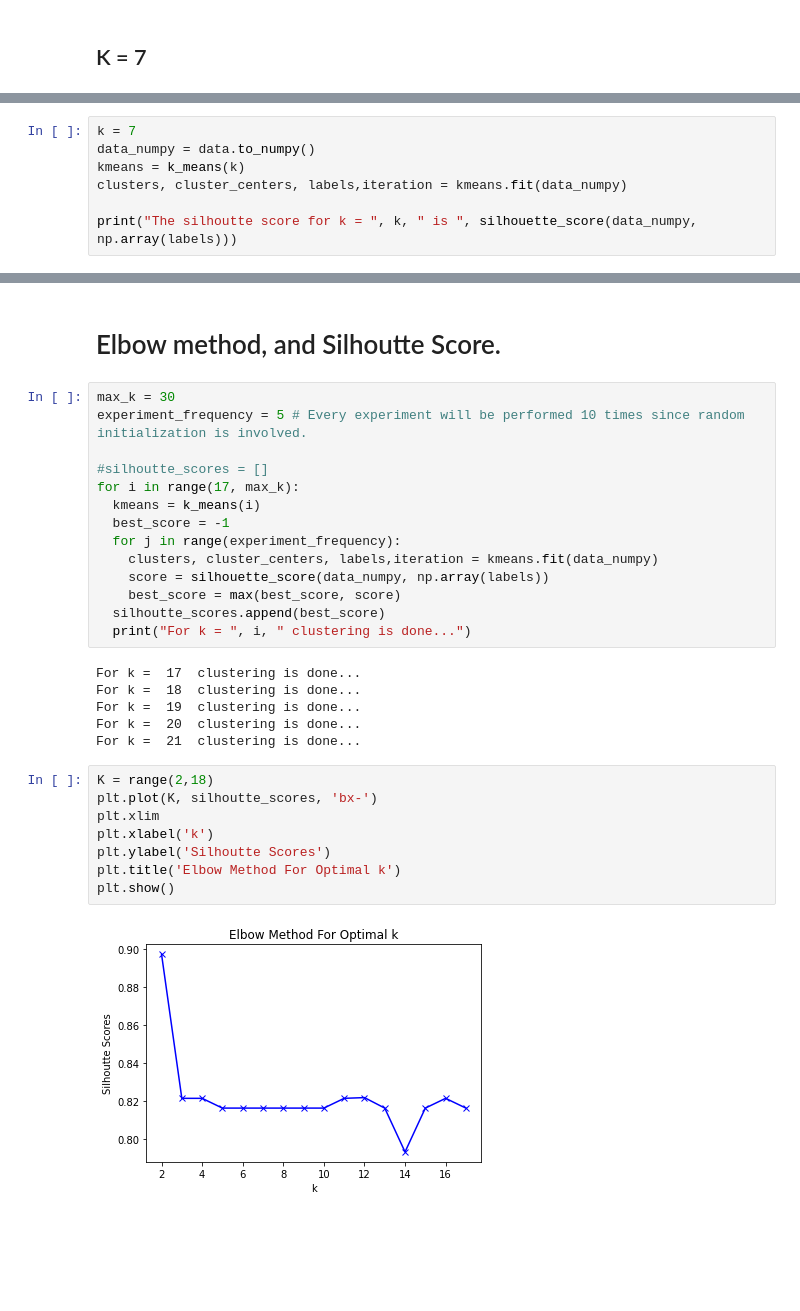
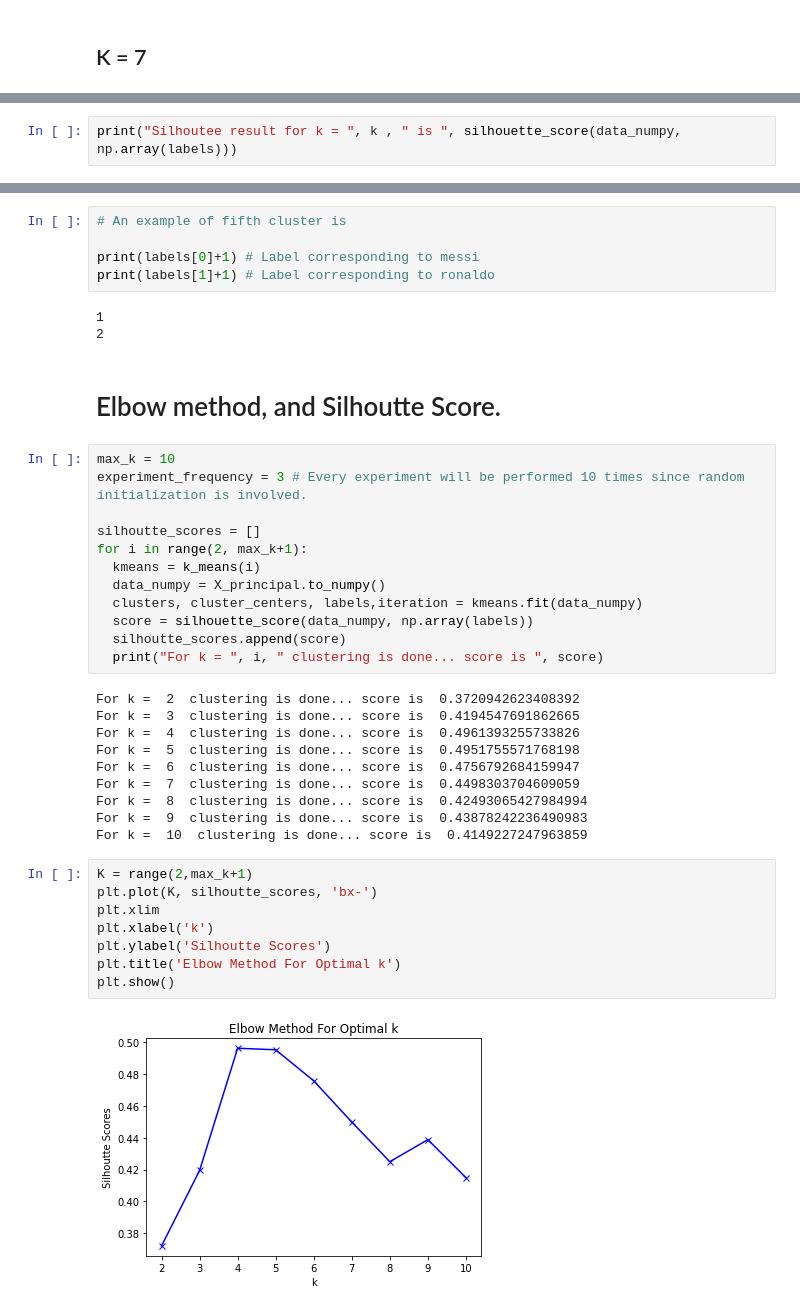
Before and after one commit to NeelMishra/Clustering-Analysis, a Jupyter notebook: Code/Question_2.ipynb, the cells around one changed output, grey strips where cells are left out. Drawn from its saved outputs; the diff is of its cells as text; blank space fills up the shorter version.

Commit message:
K-means done

```diff
--- a/Code/Question_2.ipynb
+++ b/Code/Question_2.ipynb
@@ -210,8 +551,3 @@ The silhoutte score for k =  5  is  0.7932762467727402
 # %%
-k = 7
-data_numpy = data.to_numpy()
-kmeans = k_means(k)
-clusters, cluster_centers, labels,iteration = kmeans.fit(data_numpy)
-
-print("The silhoutte score for k = ", k, " is ", silhouette_score(data_numpy, np.array(labels)))
+print("Silhoutee result for k = ", k , " is ", silhouette_score(data_numpy, np.array(labels)))
 # %% [output]
@@ -219,32 +636,42 @@ The silhoutte score for k =  7  is  0.8163450839719909
+# %%
+# An example of fifth cluster is
+
+print(labels[0]+1) # Label corresponding to messi
+print(labels[1]+1) # Label corresponding to ronaldo
+# %% [output]
+1
+2
 # %% [markdown]
 # Elbow method, and Silhoutte Score.
 # %%
-max_k = 30
-experiment_frequency = 5 # Every experiment will be performed 10 times since random initialization is involved.
+max_k = 10
+experiment_frequency = 3 # Every experiment will be performed 10 times since random initialization is involved.
 
-#silhoutte_scores = []
-for i in range(17, max_k):
+silhoutte_scores = []
+for i in range(2, max_k+1):
   kmeans = k_means(i)
-  best_score = -1
-  for j in range(experiment_frequency):
-    clusters, cluster_centers, labels,iteration = kmeans.fit(data_numpy)
-    score = silhouette_score(data_numpy, np.array(labels))
-    best_score = max(best_score, score)
-  silhoutte_scores.append(best_score)
-  print("For k = ", i, " clustering is done...")
+  data_numpy = X_principal.to_numpy()
+  clusters, cluster_centers, labels,iteration = kmeans.fit(data_numpy)
+  score = silhouette_score(data_numpy, np.array(labels))
+  silhoutte_scores.append(score)
+  print("For k = ", i, " clustering is done... score is ", score)
 # %% [output]
-For k =  17  clustering is done...
-For k =  18  clustering is done...
-For k =  19  clustering is done...
-For k =  20  clustering is done...
-For k =  21  clustering is done...
+For k =  2  clustering is done... score is  0.3720942623408392
+For k =  3  clustering is done... score is  0.4194547691862665
+For k =  4  clustering is done... score is  0.4961393255733826
+For k =  5  clustering is done... score is  0.4951755571768198
+For k =  6  clustering is done... score is  0.4756792684159947
+For k =  7  clustering is done... score is  0.4498303704609059
+For k =  8  clustering is done... score is  0.42493065427984994
+For k =  9  clustering is done... score is  0.43878242236490983
+For k =  10  clustering is done... score is  0.4149227247963859
 # %%
-K = range(2,18)
+K = range(2,max_k+1)
 plt.plot(K, silhoutte_scores, 'bx-')
 plt.xlim
 plt.xlabel('k')
 plt.ylabel('Silhoutte Scores')
 plt.title('Elbow Method For Optimal k')
 plt.show()
 # %% [output]
-[figure, old version]
+[figure, new version]
```
Also changed, not shown: parts of 66 cells of this notebook.
